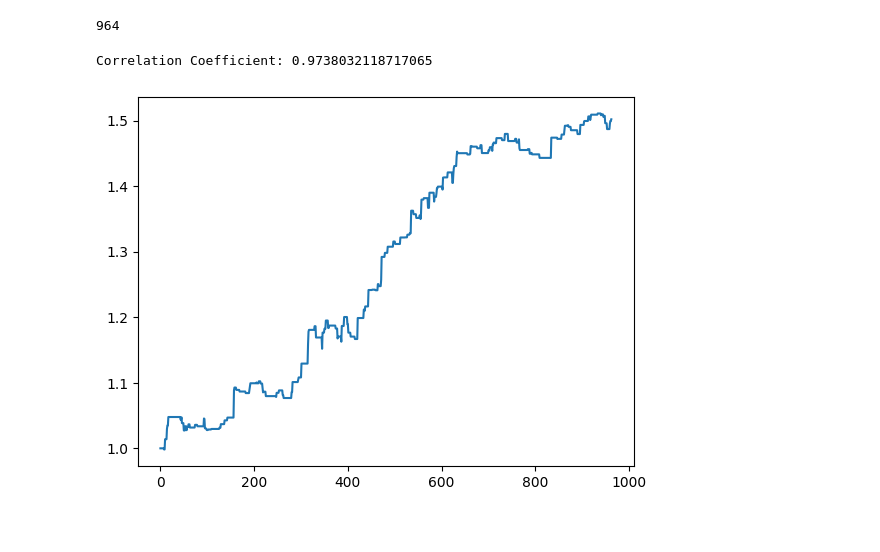
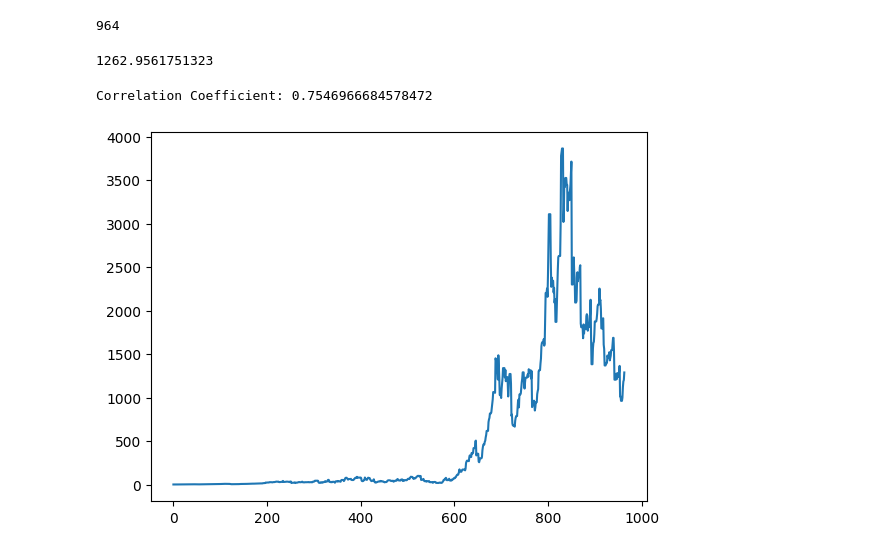
Before and after one commit to OGibbard/Quant, a Jupyter notebook: algoV4.ipynb, the cells around one changed output. Cells and saved outputs as stored; diff of their text form; code cells hidden in the pictures.

```diff
--- a/algoV4.ipynb
+++ b/algoV4.ipynb
@@ -220,14 +220,0 @@ print(full_combinations[0])
-# %%
-#Run the algo over the full combinations list with multiprocessing
-
-#List of results to store in right order
-all_results=[]
-
-#Start multiprocessing
-with multiprocessing.Pool(15) as pool:
-    for result in pool.map(
-        partialAlgo,
-        full_combinations
-    ):
-        #Check if the total tally is high enough to be reasonable
-        all_results.append(result)
@@ -252,10 +243,12 @@ def getSortedResults(current_results, minimum, maximum, n): #Function to sort th
     return results_df, results_dfTotal
 # %%
 #Get all day
-file_path1 = f"../Results/sp500/V4/{ticker}-minute2021-allday-33kParams-incFees.pkl"
+allday = False
+if allday:
+    file_path1 = f"../Results/sp500/V4/{ticker}-minute2021-allday-33kParams-incFees.pkl"
 
-with open(file_path1, 'rb') as file:
-    all_results1 = pickle.load(file)
+    with open(file_path1, 'rb') as file:
+        all_results1 = pickle.load(file)
 
-sorted_results1, sorted_total_results1=getSortedResults(all_results1, 100, 100000, 500)
-sorted_total_results1[:5]
+    sorted_results1, sorted_total_results1=getSortedResults(all_results1, 100, 100000, 500)
+    sorted_total_results1[:5]
@@ -271,9 +255,11 @@ shape: (5, 15)
 # %%
 #Get mid day
-file_path2 = f"../Results/sp500/V4/{ticker}-minute2021-midday-33kParams-incFees.pkl"
-# Load data from pickle file
-with open(file_path2, 'rb') as file:
-    all_results2 = pickle.load(file)
+midday = True
+if midday:
+    file_path2 = f"../Results/sp500/V4/{ticker}-minute2021-midday-33kParams-incFees.pkl"
+    # Load data from pickle file
+    with open(file_path2, 'rb') as file:
+        all_results2 = pickle.load(file)
 
-sorted_results2, sorted_total_results2=getSortedResults(all_results2, 100, 100000, 500)
-sorted_total_results2[:5]
+    sorted_results2, sorted_total_results2=getSortedResults(all_results2, 100, 100000, 500)
+    sorted_total_results2[:5]
@@ -395,22 +365,25 @@ for k in range(len(day_dfs)):
 len(day_data_array)
 # %% [output]
 964
+# %%
+testAlgo(np.array([0.005] + list(sorted_total_results2[0,3:].rows()[0])), data_array)[1]
+# %% [output]
+1262.9561751323
 # %%
 #Graph of PnL over time and print correlation
-return_over_time=[]
+return_over_time=[1]
 for k in range(1, len(day_dfs)):
-    current_data_array = np.concatenate(day_data_array[:k])
-    return_over_time.append(algo(np.array([0.005, 1]+list(sorted_total_results2[0,3:].rows()[0])), current_data_array)[1])
+    return_over_time.append(return_over_time[-1]*testAlgo(np.array([0.005] + list(sorted_total_results2[0,3:].rows()[0])), day_data_array[k])[1])
 plt.plot(return_over_time)
 #plt.yscale("log")
 
 y = np.array(return_over_time)
 x = np.array(range(len(return_over_time)))
 correlation_coefficient = np.corrcoef(x, y)[0,1]
 print("Correlation Coefficient:", correlation_coefficient)
 # %% [output]
-Correlation Coefficient: 0.9738032118717065
+Correlation Coefficient: 0.7546966684578472
-[figure, old version]
+[figure, new version]
 # %%
 #Functions for graph of PnL for each period with anomolies
 
```
Also changed, not shown: parts of 23 cells of this notebook, 2 other files.
